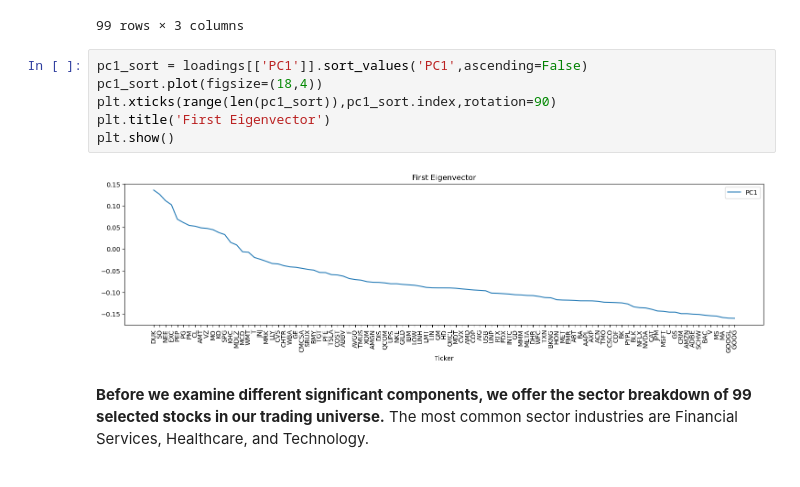
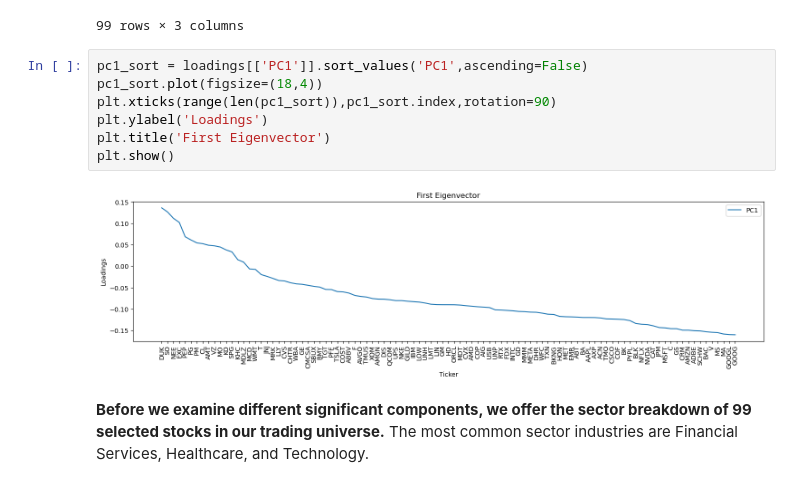
Before and after one commit to shaoyuliu98/Quantitative-Research, a Jupyter notebook: Eigen Portfolio.ipynb, the cells around one changed output. Saved outputs shown, nothing was run; the diff lists cells and outputs as text.

```diff
--- a/Eigen Portfolio.ipynb
+++ b/Eigen Portfolio.ipynb
@@ -137,11 +139,12 @@ loadings[['PC1','PC2','PC3']]
 # %%
 pc1_sort = loadings[['PC1']].sort_values('PC1',ascending=False)
 pc1_sort.plot(figsize=(18,4))
 plt.xticks(range(len(pc1_sort)),pc1_sort.index,rotation=90)
+plt.ylabel('Loadings')
 plt.title('First Eigenvector')
 plt.show()
 # %% [output]
-[figure, old version]
+[figure, new version]
 # %% [markdown]
 **Before we examine different significant components, we offer the sector breakdown of 99 selected stocks in our trading universe.** The most common sector industries are Financial Services, Healthcare, and Technology.
 # %%
```
Also changed, not shown: parts of 8 cells of this notebook.
